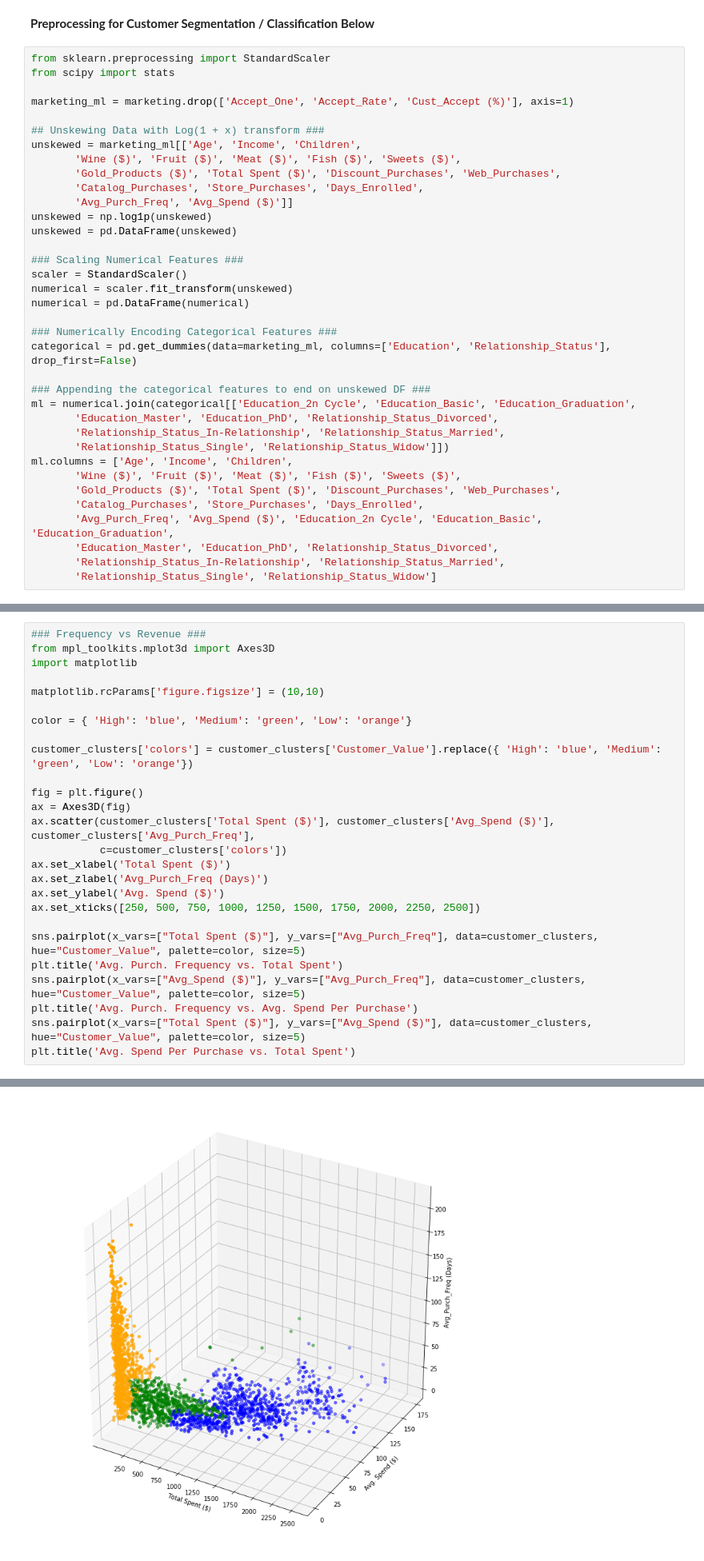
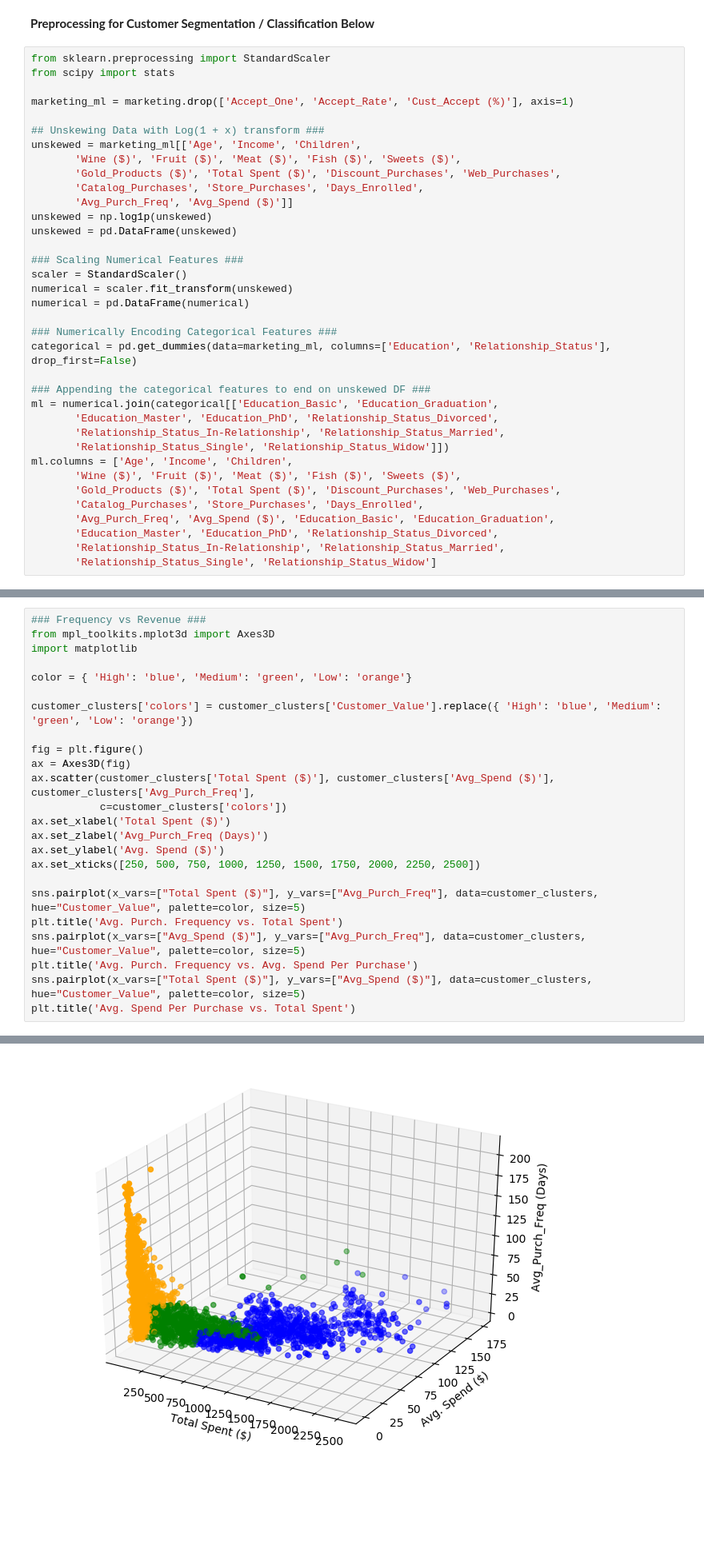
Before and after one commit to RachidRezzik/Market_Camp, a Jupyter notebook: Machine_Learning.ipynb, the cells around one changed output, grey strips where cells are left out. Shown at 80% size. Cells and saved outputs as stored; diff of their text form; blank space fills up the shorter version.

```diff
--- a/Machine_Learning.ipynb
+++ b/Machine_Learning.ipynb
@@ -67,7 +67,7 @@ numerical = pd.DataFrame(numerical)
 categorical = pd.get_dummies(data=marketing_ml, columns=['Education', 'Relationship_Status'], drop_first=False)
 
 ### Appending the categorical features to end on unskewed DF ###
-ml = numerical.join(categorical[['Education_2n Cycle', 'Education_Basic', 'Education_Graduation',
+ml = numerical.join(categorical[['Education_Basic', 'Education_Graduation',
        'Education_Master', 'Education_PhD', 'Relationship_Status_Divorced',
        'Relationship_Status_In-Relationship', 'Relationship_Status_Married',
        'Relationship_Status_Single', 'Relationship_Status_Widow']])
@@ -75,7 +75,7 @@ ml.columns = ['Age', 'Income', 'Children',
        'Wine ($)', 'Fruit ($)', 'Meat ($)', 'Fish ($)', 'Sweets ($)',
        'Gold_Products ($)', 'Total Spent ($)', 'Discount_Purchases', 'Web_Purchases',
        'Catalog_Purchases', 'Store_Purchases', 'Days_Enrolled',
-       'Avg_Purch_Freq', 'Avg_Spend ($)', 'Education_2n Cycle', 'Education_Basic', 'Education_Graduation',
+       'Avg_Purch_Freq', 'Avg_Spend ($)', 'Education_Basic', 'Education_Graduation',
        'Education_Master', 'Education_PhD', 'Relationship_Status_Divorced',
        'Relationship_Status_In-Relationship', 'Relationship_Status_Married',
        'Relationship_Status_Single', 'Relationship_Status_Widow']
@@ -243,29 +243,27 @@ customer_clusters.groupby('Customer_Value')['Discount (%)', 'Web (%)', 'Catalog
 # %%
 ### Frequency vs Revenue ###
 from mpl_toolkits.mplot3d import Axes3D
 import matplotlib
-
-matplotlib.rcParams['figure.figsize'] = (10,10)
 
 color = { 'High': 'blue', 'Medium': 'green', 'Low': 'orange'}
 
 customer_clusters['colors'] = customer_clusters['Customer_Value'].replace({ 'High': 'blue', 'Medium': 'green', 'Low': 'orange'})
 
 fig = plt.figure()
 ax = Axes3D(fig)
 ax.scatter(customer_clusters['Total Spent ($)'], customer_clusters['Avg_Spend ($)'], customer_clusters['Avg_Purch_Freq'],
            c=customer_clusters['colors'])
 ax.set_xlabel('Total Spent ($)')
 ax.set_zlabel('Avg_Purch_Freq (Days)')
 ax.set_ylabel('Avg. Spend ($)')
 ax.set_xticks([250, 500, 750, 1000, 1250, 1500, 1750, 2000, 2250, 2500])
 
 sns.pairplot(x_vars=["Total Spent ($)"], y_vars=["Avg_Purch_Freq"], data=customer_clusters, hue="Customer_Value", palette=color, size=5)
 plt.title('Avg. Purch. Frequency vs. Total Spent')
 sns.pairplot(x_vars=["Avg_Spend ($)"], y_vars=["Avg_Purch_Freq"], data=customer_clusters, hue="Customer_Value", palette=color, size=5)
 plt.title('Avg. Purch. Frequency vs. Avg. Spend Per Purchase')
 sns.pairplot(x_vars=["Total Spent ($)"], y_vars=["Avg_Spend ($)"], data=customer_clusters, hue="Customer_Value", palette=color, size=5)
 plt.title('Avg. Spend Per Purchase vs. Total Spent')
 # %% [output]
 Text(0.5, 1, 'Avg. Spend Per Purchase vs. Total Spent')
-[figure, old version]
+[figure, new version]
```
Also changed, not shown: parts of 34 cells of this notebook, 4 other files.
